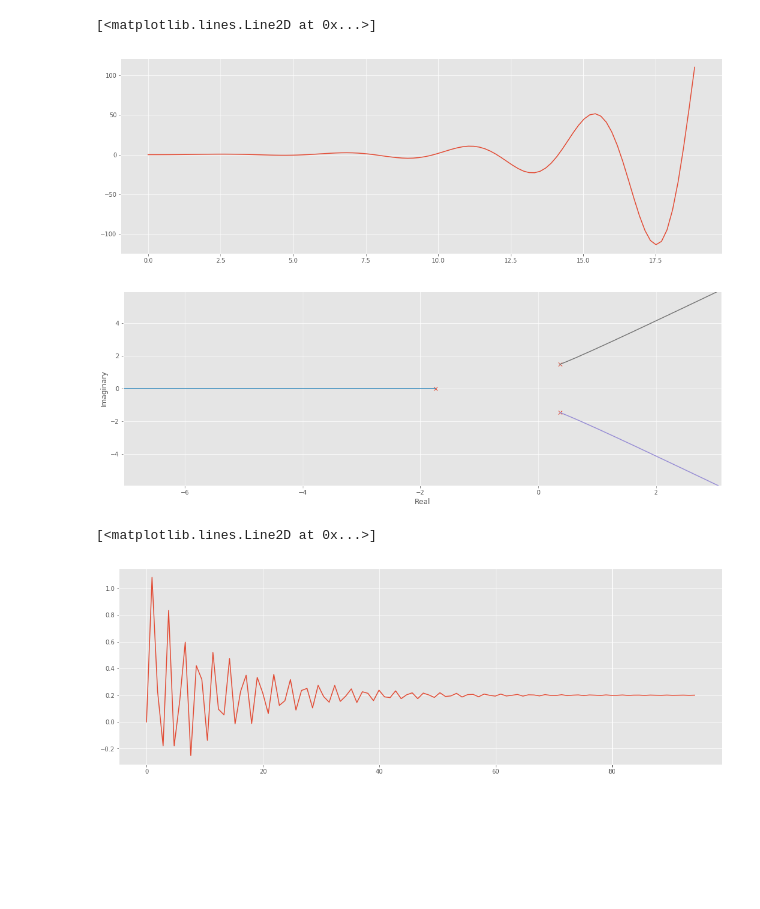
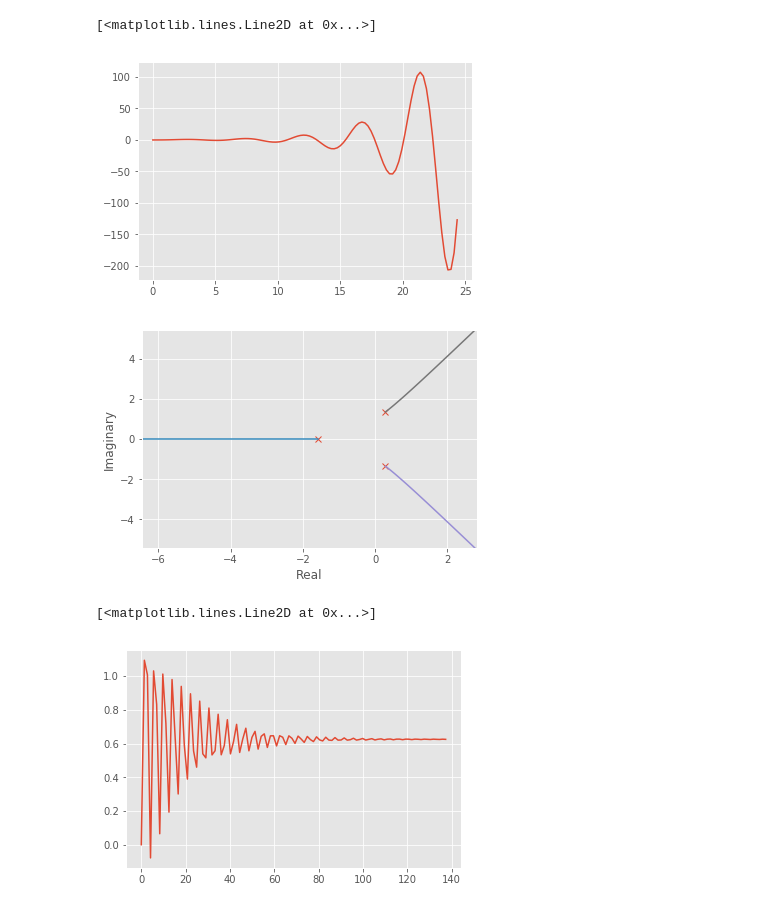
Before and after one commit to cad3na/JupyterNotebooks, a Jupyter notebook: Python/Control/Ejemplo estabilizacion PD.ipynb, the cells around one changed output. Saved outputs shown, nothing was run; the diff lists cells and outputs as text; code cells hidden in the pictures; blank space fills up the shorter version.

```diff
--- a/Python/Control/Ejemplo estabilizacion PD.ipynb
+++ b/Python/Control/Ejemplo estabilizacion PD.ipynb
@@ -5,7 +5,7 @@ from matplotlib.pyplot import style, rcParams, figure
 style.use("ggplot")
 rcParams['figure.figsize'] = [18, 6]
 # %%
-G = tf([1], [1,1,1,4])
+G = tf([1], [1,1,1,3])
 # %%
 t,y = step_response(G)
 # %%
@@ -14,18 +14,18 @@ ax = fig.gca()
 ax.plot(t,y)
 # %% [output]
 [<matplotlib.lines.Line2D at 0x...>]
-[figure, old version]
+[figure, new version]
 # %%
 r,k = rlocus(G)
 # %% [output]
-[figure, old version]
+[figure, new version]
 # %%
-Kp, Kd = 1,5
+Kp, Kd = 5,8
 Con = tf([Kd, Kp], [1])
 t,y = step_response((Con*G).feedback())
 fig = figure()
 ax = fig.gca()
 ax.plot(t,y)
 # %% [output]
 [<matplotlib.lines.Line2D at 0x...>]
-[figure, old version]
+[figure, new version]
```
Also changed, not shown: parts of 1 cell of this notebook, 47 other files.
